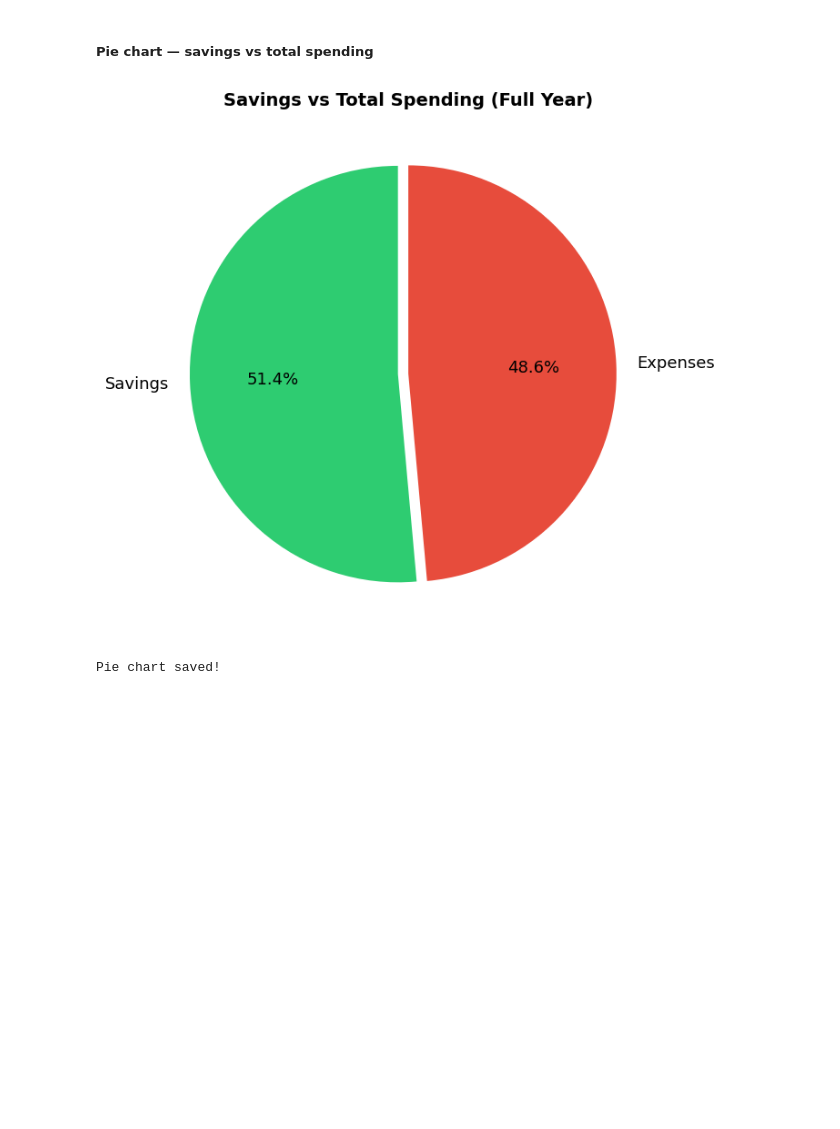
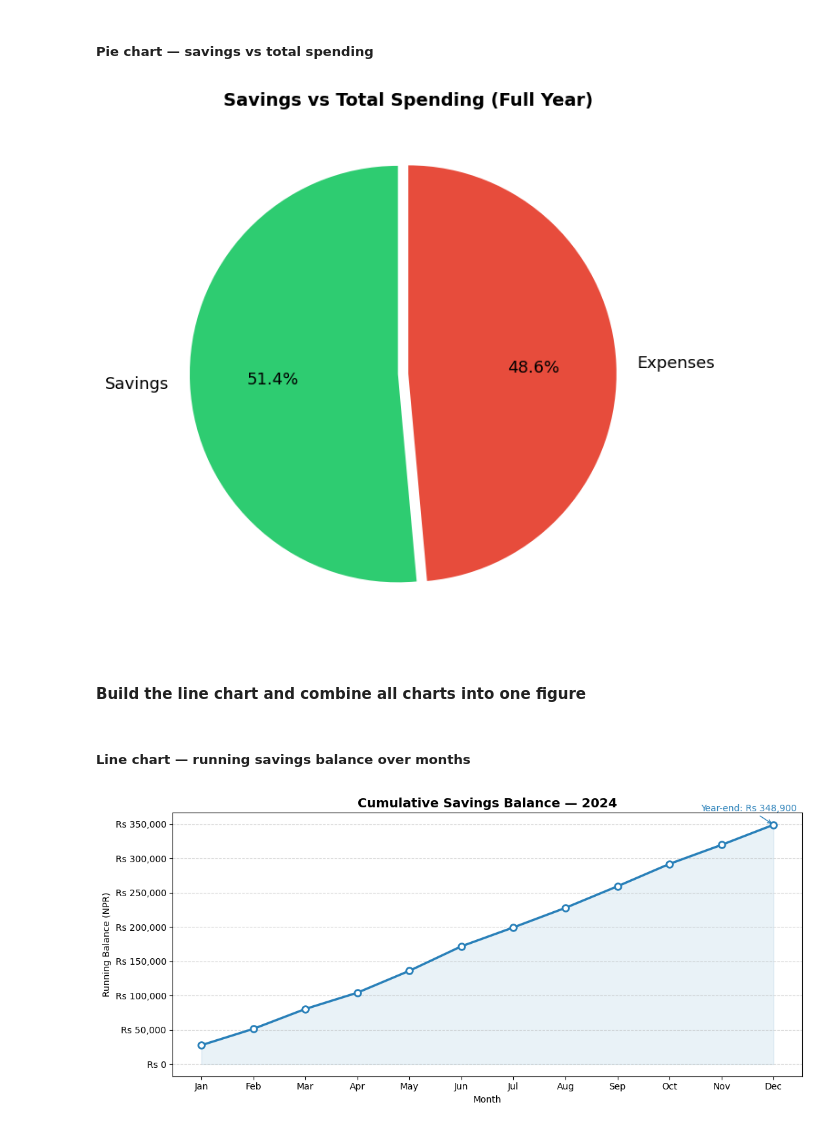
Before and after one commit to Aayubb/Personal-savings-budget-tracker, a Jupyter notebook: Charts and diagrams.ipynb, the cells around one changed output. Cells and saved outputs as stored; diff of their text form; code cells hidden in the pictures; blank space fills up the shorter version.

Commit message:
Made line chart and combined all the charts

```diff
--- a/Charts and diagrams.ipynb
+++ b/Charts and diagrams.ipynb
@@ -75,7 +73,36 @@ ax.set_title('Savings vs Total Spending (Full Year)', fontsize=14, fontweight='b
 plt.tight_layout()
 plt.savefig('chart2_savings_pie.png', dpi=150)
 plt.show()
-print("Pie chart saved!")
 # %% [output]
 [figure]
-Pie chart saved!
+# %% [markdown]
+#### Build the line chart and combine all charts into one figure
+# %% [markdown]
+##### Line chart — running savings balance over months
+# %%
+fig, ax = plt.subplots(figsize=(11, 5))
+
+ax.plot(month_labels, monthly['Running_balance'], marker='o', linewidth=2.5,
+        color='#2980b9', markersize=7, markerfacecolor='white', markeredgewidth=2)
+
+# Annotate final balance
+final_balance = monthly['Running_balance'].iloc[-1]
+ax.annotate(f'Year-end: Rs {final_balance:,.0f}',
+            xy=(month_labels[-1], final_balance),
+            xytext=(-80, 15), textcoords='offset points',
+            fontsize=10, color='#2980b9',
+            arrowprops=dict(arrowstyle='->', color='#2980b9'))
+
+ax.fill_between(range(len(month_labels)), monthly['Running_balance'].values, alpha=0.1, color='#2980b9')
+ax.set_xticks(range(len(month_labels)))
+ax.set_xticklabels(month_labels)
+ax.set_title('Cumulative Savings Balance — 2024', fontsize=14, fontweight='bold')
+ax.set_xlabel('Month')
+ax.set_ylabel('Running Balance (NPR)')
+ax.yaxis.set_major_formatter(mticker.FuncFormatter(lambda x, _: f'Rs {x:,.0f}'))
+ax.grid(axis='y', linestyle='--', alpha=0.5)
+plt.tight_layout()
+plt.savefig('chart3_savings_line.png', dpi=150)
+plt.show()
+# %% [output]
+[figure, added]
```
Also changed, not shown: parts of 3 cells of this notebook, 2 other files.
